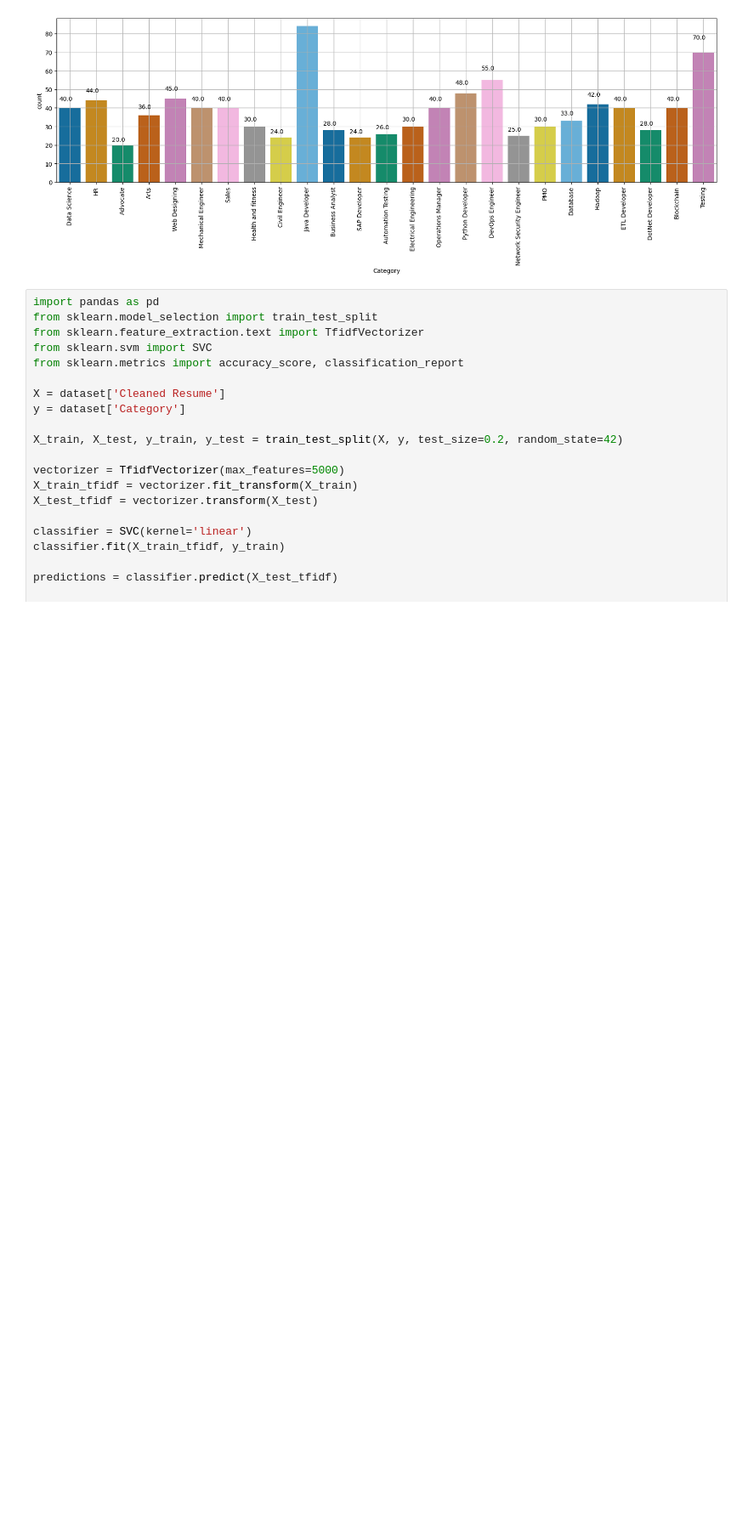
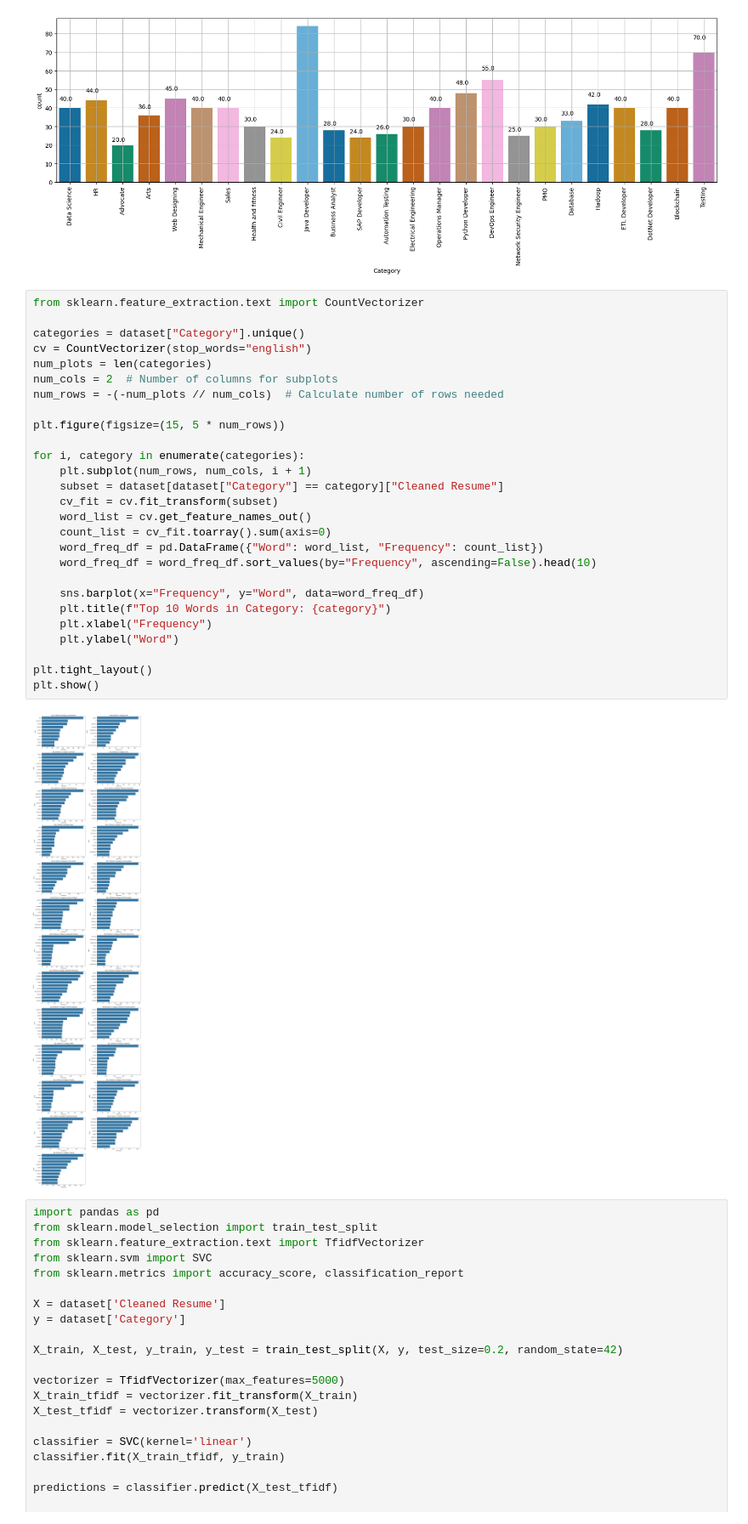
Before and after one commit to Andy-LZH/LLM-Resume, a Jupyter notebook: src/data/171ProjectGroup13.ipynb, the cells around one changed output. Shown: that part at 85% size. Drawn from its saved outputs; the diff is of its cells as text; blank space fills up the shorter version.

```diff
--- a/src/data/171ProjectGroup13.ipynb
+++ b/src/data/171ProjectGroup13.ipynb
@@ -119,6 +131,35 @@ Passing `palette` without assigning `hue` is deprecated and will be removed in v
 
   ax = sns.countplot(x=x_column, data=data, palette = 'colorblind')
 [figure]
+# %%
+from sklearn.feature_extraction.text import CountVectorizer
+
+categories = dataset["Category"].unique()
+cv = CountVectorizer(stop_words="english")
+num_plots = len(categories)
+num_cols = 2  # Number of columns for subplots
+num_rows = -(-num_plots // num_cols)  # Calculate number of rows needed
+
+plt.figure(figsize=(15, 5 * num_rows))
+
+for i, category in enumerate(categories):
+    plt.subplot(num_rows, num_cols, i + 1)
+    subset = dataset[dataset["Category"] == category]["Cleaned Resume"]
+    cv_fit = cv.fit_transform(subset)
+    word_list = cv.get_feature_names_out()
+    count_list = cv_fit.toarray().sum(axis=0)
+    word_freq_df = pd.DataFrame({"Word": word_list, "Frequency": count_list})
+    word_freq_df = word_freq_df.sort_values(by="Frequency", ascending=False).head(10)
+
+    sns.barplot(x="Frequency", y="Word", data=word_freq_df)
+    plt.title(f"Top 10 Words in Category: {category}")
+    plt.xlabel("Frequency")
+    plt.ylabel("Word")
+
+plt.tight_layout()
+plt.show()
+# %% [output]
+[figure, added]
 # %%
 import pandas as pd
 from sklearn.model_selection import train_test_split
```
Also changed, not shown: parts of 4 cells of this notebook.
